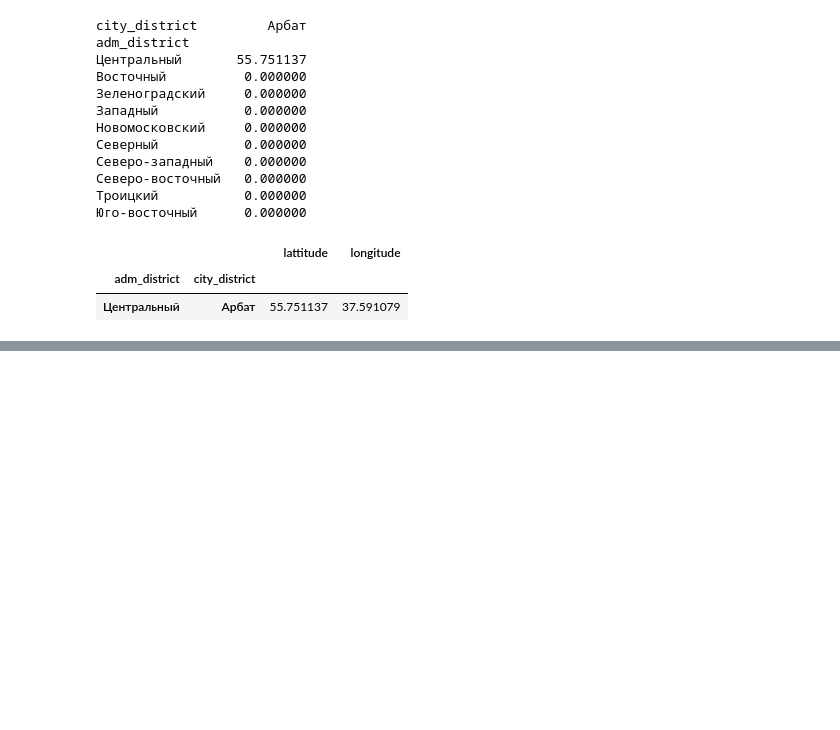
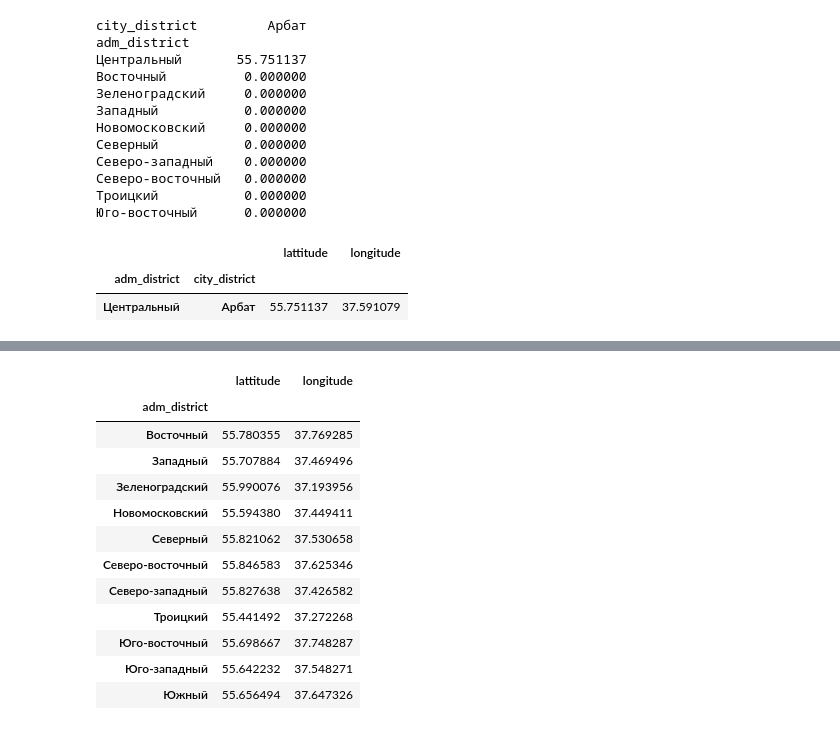
Before and after one commit to NikitaKozlov3412/MyProjectsAndGames, a Jupyter notebook: practice_lesson_1.ipynb, the cells around one changed output, grey strips where cells are left out. Cells and saved outputs as stored; diff of their text form; code cells hidden in the pictures; blank space fills up the shorter version.

```diff
--- a/practice_lesson_1.ipynb
+++ b/practice_lesson_1.ipynb
@@ -114,0 +186,21 @@ adm_district
+# %%
+# средняя координата по каждому району (не включая Центральный)
+# вычисляются средние координаты по каждому административному округу, исключая Центральный.
+# аналогично ячейке чуть выше
+df[df.adm_district != 'Центральный'].groupby('adm_district') \
+                                    [['lattitude', 'longitude']] \
+                                    .mean()
+# %% [output]
+|  | lattitude | longitude |
+| adm_district |  |  |
+| Восточный | 55.780355 | 37.769285 |
+| Западный | 55.707884 | 37.469496 |
+| Зеленоградский | 55.990076 | 37.193956 |
+| Новомосковский | 55.594380 | 37.449411 |
+| Северный | 55.821062 | 37.530658 |
+| Северо-восточный | 55.846583 | 37.625346 |
+| Северо-западный | 55.827638 | 37.426582 |
+| Троицкий | 55.441492 | 37.272268 |
+| Юго-восточный | 55.698667 | 37.748287 |
+| Юго-западный | 55.642232 | 37.548271 |
+| Южный | 55.656494 | 37.647326 |
```
Also changed, not shown: parts of 19 cells of this notebook.
